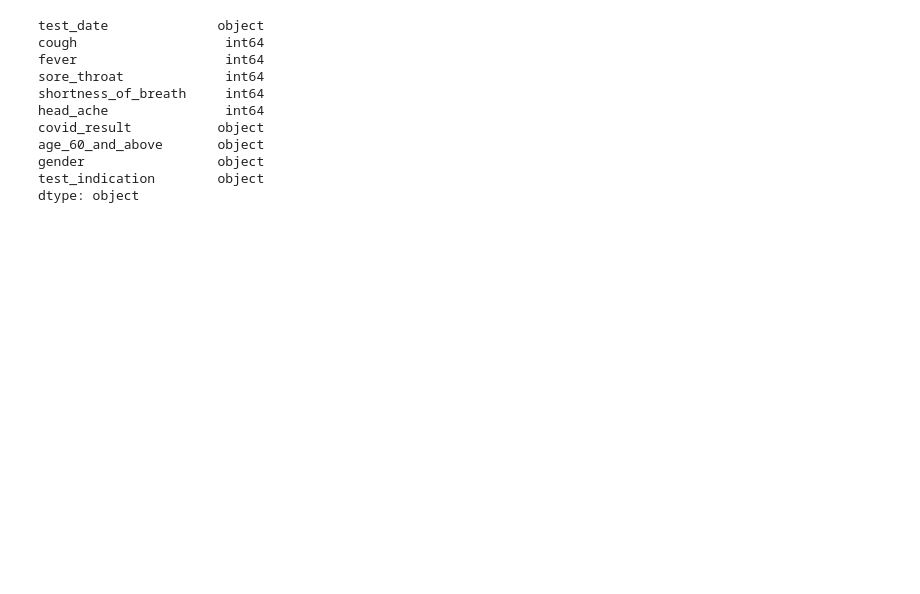
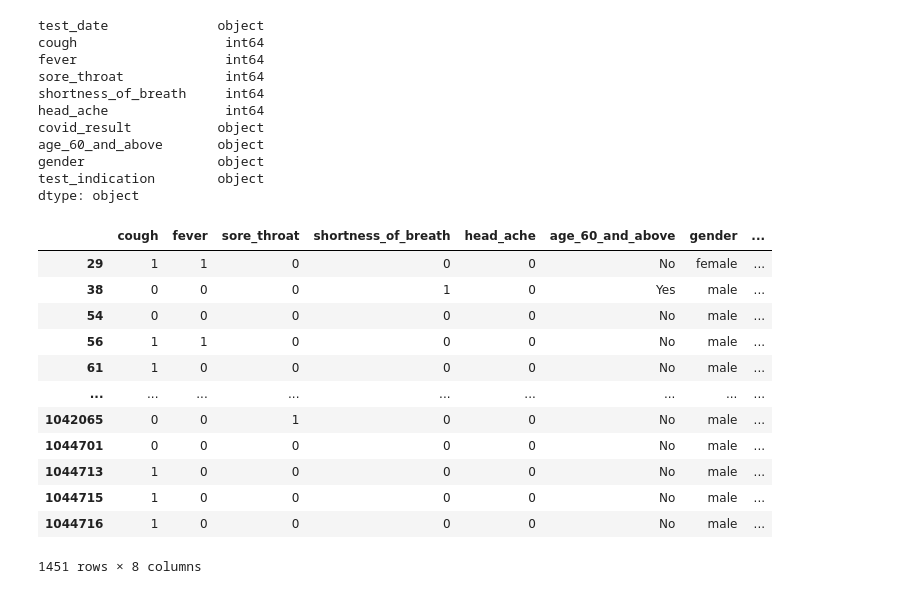
Before and after one commit to chris-inalsingh/Covid19_ML, a Jupyter notebook: Covid_Data/Covid-19_tests.ipynb, the cells around one changed output. Drawn from its saved outputs; the diff is of its cells as text; code cells hidden in the pictures; blank space fills up the shorter version.

Commit message:
Updated C19 tests ML

```diff
--- a/Covid_Data/Covid-19_tests.ipynb
+++ b/Covid_Data/Covid-19_tests.ipynb
@@ -42,3 +42,6 @@ C19_df3
 | 1048573 | 9/10/2020 | 0 | 0 | 0 | 0 | 0 | negative | ... |
 | 1048574 | 9/10/2020 | 0 | 0 | 0 | 0 | 0 | negative | ... |
 1048575 rows × 10 columns
+# %%
+C19_df3=C19_df3.dropna()
+C19_df3
@@ -56,3 +73,21 @@ age_60_and_above       object
 gender                 object
 test_indication        object
 dtype: object
+# %%
+selected_features = C19_df3[["cough","fever","sore_throat","shortness_of_breath","head_ache","age_60_and_above", "gender","test_indication"]]
+# %%
+selected_features.loc[selected_features['test_indication'] == 'Abroad']
+# %% [output]
+|  | cough | fever | sore_throat | shortness_of_breath | head_ache | age_60_and_above | gender | ... |
+| 29 | 1 | 1 | 0 | 0 | 0 | No | female | ... |
+| 38 | 0 | 0 | 0 | 1 | 0 | Yes | male | ... |
+| 54 | 0 | 0 | 0 | 0 | 0 | No | male | ... |
+| 56 | 1 | 1 | 0 | 0 | 0 | No | male | ... |
+| 61 | 1 | 0 | 0 | 0 | 0 | No | male | ... |
+| ... | ... | ... | ... | ... | ... | ... | ... | ... |
+| 1042065 | 0 | 0 | 1 | 0 | 0 | No | male | ... |
+| 1044701 | 0 | 0 | 0 | 0 | 0 | No | male | ... |
+| 1044713 | 1 | 0 | 0 | 0 | 0 | No | male | ... |
+| 1044715 | 1 | 0 | 0 | 0 | 0 | No | male | ... |
+| 1044716 | 1 | 0 | 0 | 0 | 0 | No | male | ... |
+1451 rows × 8 columns
```
Also changed, not shown: parts of 15 cells of this notebook.
